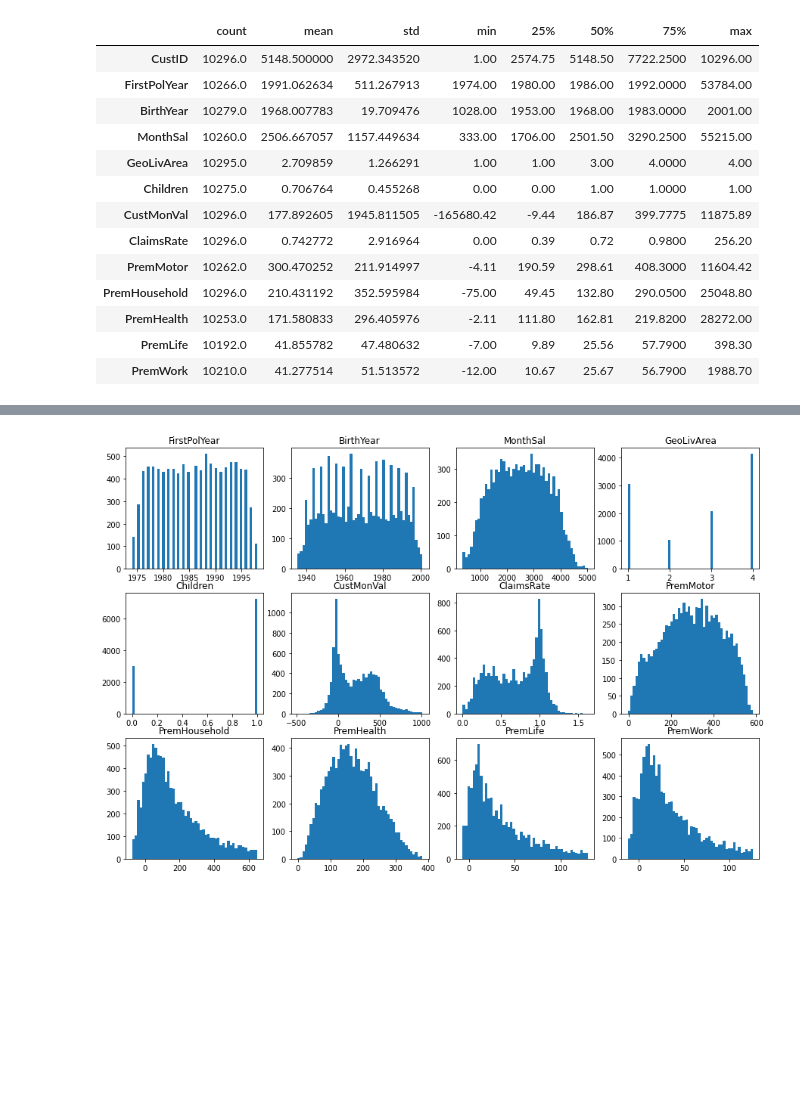
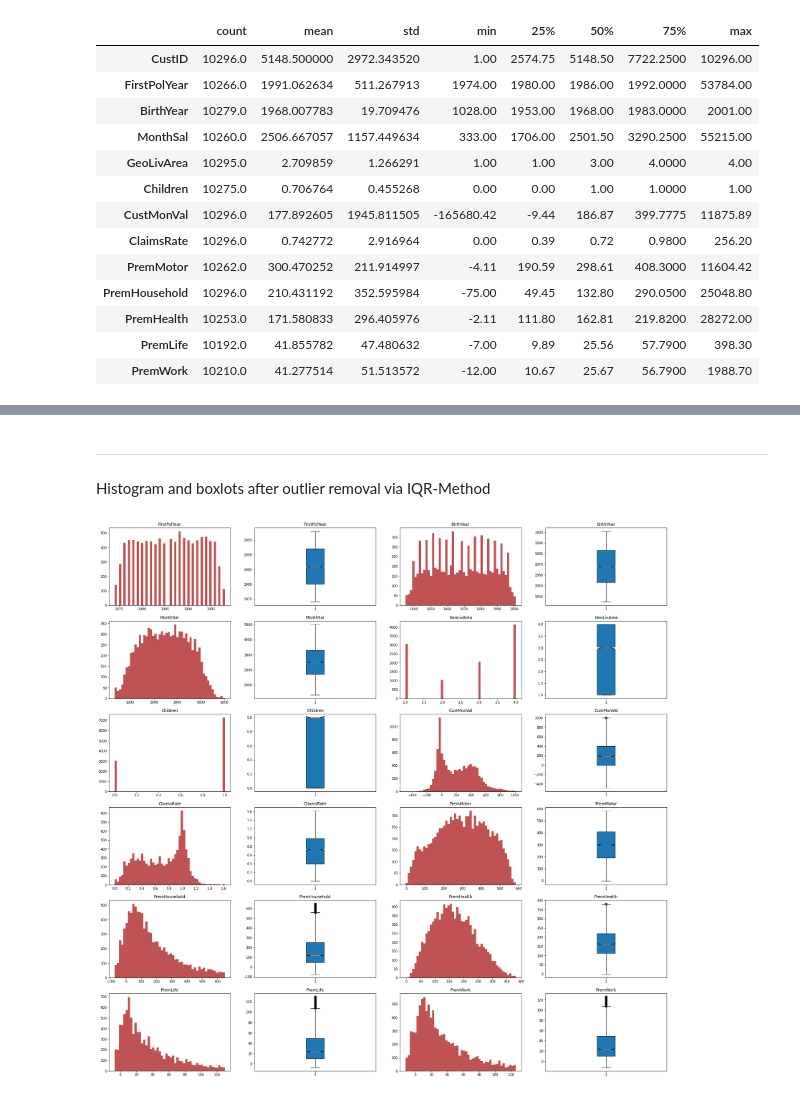
Before and after one commit to lstk44/A2ZInsuranceNOVA, a Jupyter notebook: A2ZInsuranceNotebook.ipynb, the cells around one changed output, grey strips where cells are left out. Saved outputs shown, nothing was run; the diff lists cells and outputs as text; code cells hidden in the pictures; blank space fills up the shorter version.

```diff
--- a/A2ZInsuranceNotebook.ipynb
+++ b/A2ZInsuranceNotebook.ipynb
@@ -179,24 +198,28 @@ df.describe().T
+# %% [markdown]
+---
+Histogram and boxlots after outlier removal via IQR-Method
 # %%
-df_numeric_features = list(df.select_dtypes(include = np.number).columns)
-df_numeric_features.remove('CustID')
-
 def outliers_removed(numeric_features):
     res = {}
     for i in numeric_features:
         q1, q3, iqr = np.nanquantile(df[i], 0.25), np.nanquantile(df[i], 0.75), np.nanquantile(df[i], 0.75) - np.nanquantile(df[i], 0.25)
         lower_bound = q1-(1.5*iqr)
         upper_bound = q3+(1.5*iqr)
 
         res[i] = list(df[df[i].between(lower_bound, upper_bound)][i])
     return res
 
 out_rev = outliers_removed(df_numeric_features)
+
+fig, ax = plt.subplots(math.ceil(len(df_numeric_features)/2),4, figsize = (30,30))
+ax_flat1 = list(ax.flatten())[::2]
+ax_flat2 = list(ax.flatten())[1::2]
+for i, feat in zip(range(len(ax_flat1)), out_rev.keys()):
+    ax_flat1[i].hist(out_rev[feat], bins = 50, color = '#bf5252')
+    ax_flat2[i].boxplot(out_rev[feat], notch = True, patch_artist = True)
+    ax_flat1[i].set_title(feat)
+    ax_flat2[i].set_title(feat)
+
+plt.show()
+# %% [output]
+[figure, added]
-# %%
-fig, ax = plt.subplots(math.ceil(len(df_numeric_features)/4),4, figsize = (15,10))
-for ax, feat in zip(ax.flatten(), out_rev.keys()):
-    ax.hist(out_rev[feat], bins = 50)
-    ax.set_title(feat)
-
-plt.show()
-# %% [output]
-[figure, removed]
```
Also changed, not shown: parts of 15 cells of this notebook.
